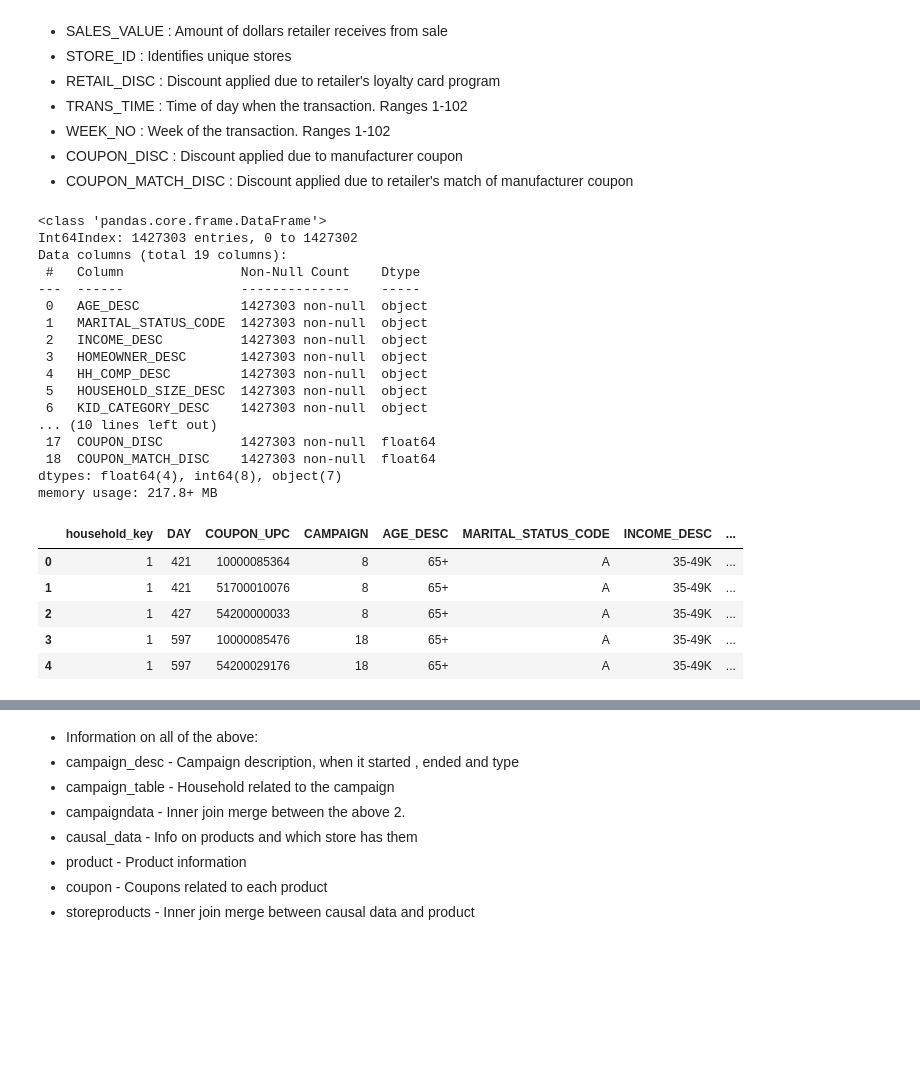
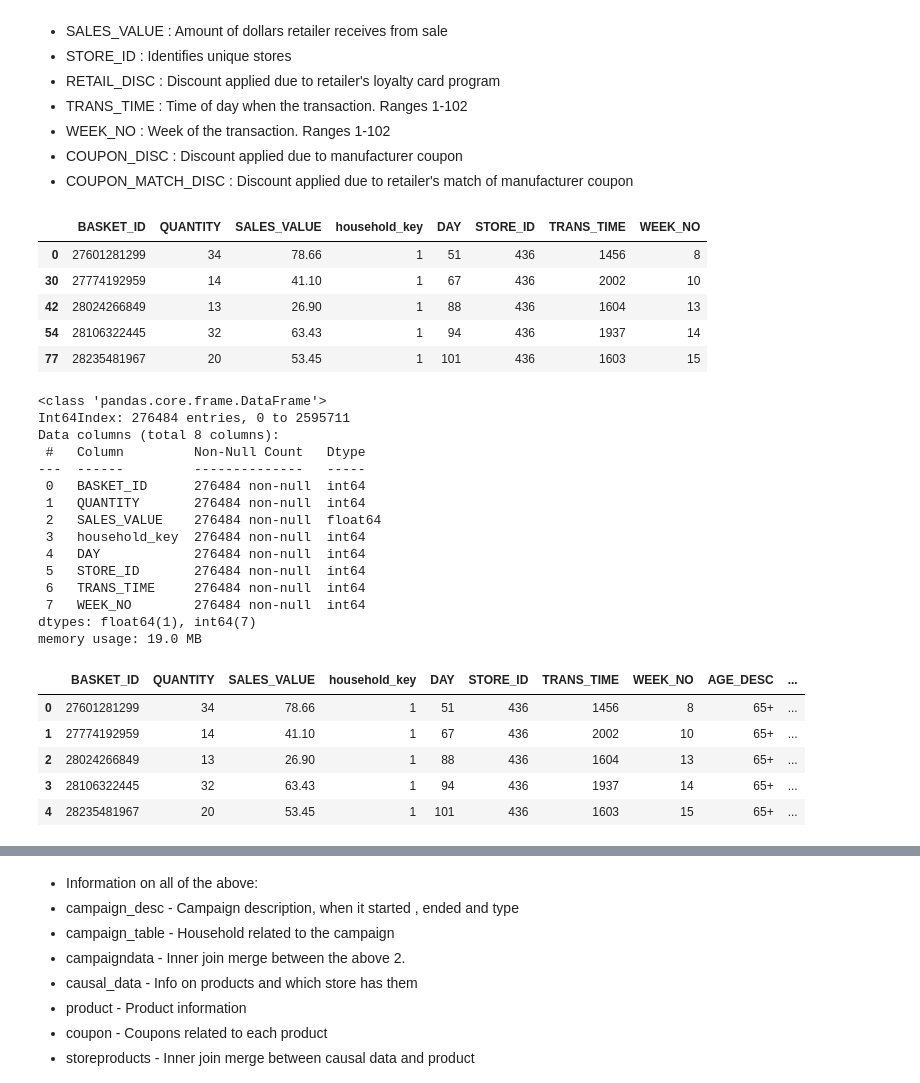
Before and after one commit to vmarklynn/CPSC5310-Project, a Jupyter notebook: Code/EDA_ProjectPart2.ipynb, the cells around one changed output, grey strips where cells are left out. Drawn from its saved outputs; the diff is of its cells as text; code cells hidden in the pictures; blank space fills up the shorter version.

```diff
--- a/Code/EDA_ProjectPart2.ipynb
+++ b/Code/EDA_ProjectPart2.ipynb
@@ -379,37 +379,45 @@ Basic info about the columns above:
 - WEEK_NO            : Week of the transaction. Ranges 1-102
 - COUPON_DISC        : Discount applied due to manufacturer coupon
 - COUPON_MATCH_DISC  : Discount applied due to retailer's match of manufacturer coupon
-# %%
-couponRedemptions = pd.merge(coupon_redempt,hh_demographic, how="inner", on=["household_key"])
-transaction_data = pd.merge(hh_demographic, transaction_data, how="inner", on=["household_key"])
-hhTransactions = pd.merge(couponRedemptions,transaction_data, how="inner", on=["household_key"])
+# %%
+trans_data_baskets_hh_key = pd.DataFrame(transaction_data.groupby(['household_key', 'BASKET_ID']).sum()).drop(['DAY', 'PRODUCT_ID', 'STORE_ID', 'RETAIL_DISC', 'TRANS_TIME', 'WEEK_NO', 'COUPON_DISC', 'COUPON_MATCH_DISC'], axis=1)
+trans_data_baskets_hh_key = trans_data_baskets_hh_key.merge(transaction_data.drop(['QUANTITY','SALES_VALUE', 'PRODUCT_ID', 'RETAIL_DISC', 'COUPON_DISC', 'COUPON_MATCH_DISC'], axis=1), on="BASKET_ID").drop_duplicates(subset=['BASKET_ID'])
+
+hh_transactions = trans_data_baskets_hh_key.merge(hh_demographic, on='household_key')
+# %%
+trans_data_baskets_hh_key.head()
+# %% [output]
+|  | BASKET_ID | QUANTITY | SALES_VALUE | household_key | DAY | STORE_ID | TRANS_TIME | WEEK_NO |
+| 0 | 27601281299 | 34 | 78.66 | 1 | 51 | 436 | 1456 | 8 |
+| 30 | 27774192959 | 14 | 41.10 | 1 | 67 | 436 | 2002 | 10 |
+| 42 | 28024266849 | 13 | 26.90 | 1 | 88 | 436 | 1604 | 13 |
+| 54 | 28106322445 | 32 | 63.43 | 1 | 94 | 436 | 1937 | 14 |
+| 77 | 28235481967 | 20 | 53.45 | 1 | 101 | 436 | 1603 | 15 |
 # %%
-transaction_data.info()
+trans_data_baskets_hh_key.info()
 # %% [output]
 <class 'pandas.core.frame.DataFrame'>
-Int64Index: 1427303 entries, 0 to 1427302
-Data columns (total 19 columns):
- #   Column               Non-Null Count    Dtype
----  ------               --------------    -----
- 0   AGE_DESC             1427303 non-null  object
- 1   MARITAL_STATUS_CODE  1427303 non-null  object
- 2   INCOME_DESC          1427303 non-null  object
- 3   HOMEOWNER_DESC       1427303 non-null  object
- 4   HH_COMP_DESC         1427303 non-null  object
- 5   HOUSEHOLD_SIZE_DESC  1427303 non-null  object
- 6   KID_CATEGORY_DESC    1427303 non-null  object
-... (10 lines left out)
- 17  COUPON_DISC          1427303 non-null  float64
- 18  COUPON_MATCH_DISC    1427303 non-null  float64
-dtypes: float64(4), int64(8), object(7)
-memory usage: 217.8+ MB
+Int64Index: 276484 entries, 0 to 2595711
+Data columns (total 8 columns):
+ #   Column         Non-Null Count   Dtype
+---  ------         --------------   -----
+ 0   BASKET_ID      276484 non-null  int64
+ 1   QUANTITY       276484 non-null  int64
+ 2   SALES_VALUE    276484 non-null  float64
+ 3   household_key  276484 non-null  int64
+ 4   DAY            276484 non-null  int64
+ 5   STORE_ID       276484 non-null  int64
+ 6   TRANS_TIME     276484 non-null  int64
+ 7   WEEK_NO        276484 non-null  int64
+dtypes: float64(1), int64(7)
+memory usage: 19.0 MB
 # %%
-couponRedemptions.head()
+hh_transactions.head()
 # %% [output]
-|  | household_key | DAY | COUPON_UPC | CAMPAIGN | AGE_DESC | MARITAL_STATUS_CODE | INCOME_DESC | ... |
-| 0 | 1 | 421 | 10000085364 | 8 | 65+ | A | 35-49K | ... |
-| 1 | 1 | 421 | 51700010076 | 8 | 65+ | A | 35-49K | ... |
-| 2 | 1 | 427 | 54200000033 | 8 | 65+ | A | 35-49K | ... |
-| 3 | 1 | 597 | 10000085476 | 18 | 65+ | A | 35-49K | ... |
-| 4 | 1 | 597 | 54200029176 | 18 | 65+ | A | 35-49K | ... |
+|  | BASKET_ID | QUANTITY | SALES_VALUE | household_key | DAY | STORE_ID | TRANS_TIME | WEEK_NO | AGE_DESC | ... |
+| 0 | 27601281299 | 34 | 78.66 | 1 | 51 | 436 | 1456 | 8 | 65+ | ... |
+| 1 | 27774192959 | 14 | 41.10 | 1 | 67 | 436 | 2002 | 10 | 65+ | ... |
+| 2 | 28024266849 | 13 | 26.90 | 1 | 88 | 436 | 1604 | 13 | 65+ | ... |
+| 3 | 28106322445 | 32 | 63.43 | 1 | 94 | 436 | 1937 | 14 | 65+ | ... |
+| 4 | 28235481967 | 20 | 53.45 | 1 | 101 | 436 | 1603 | 15 | 65+ | ... |
 # %%
```
Also changed, not shown: parts of 23 cells of this notebook.
